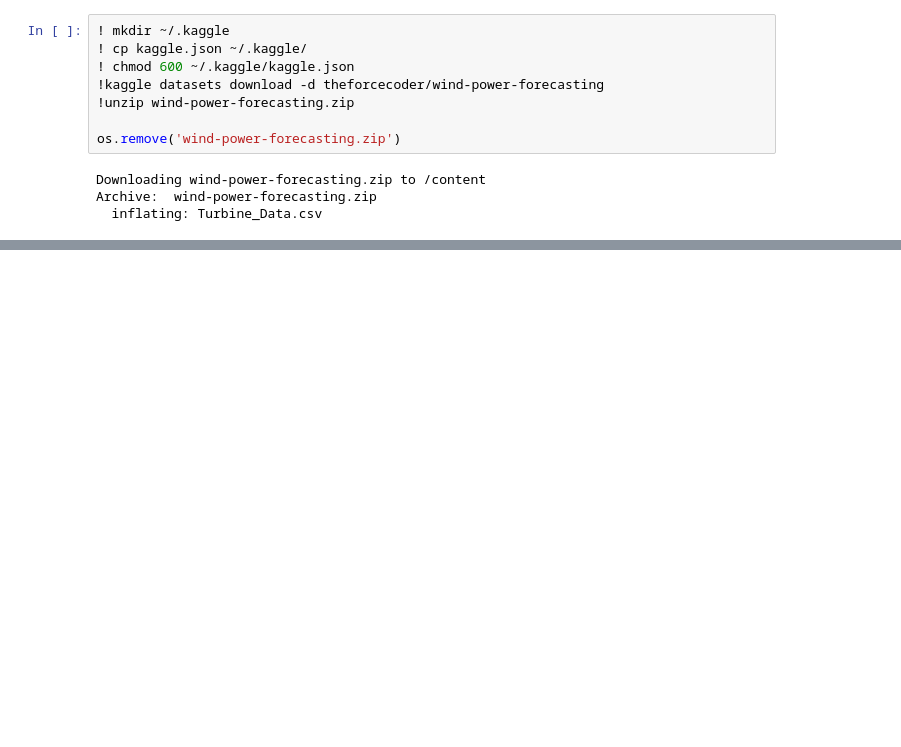
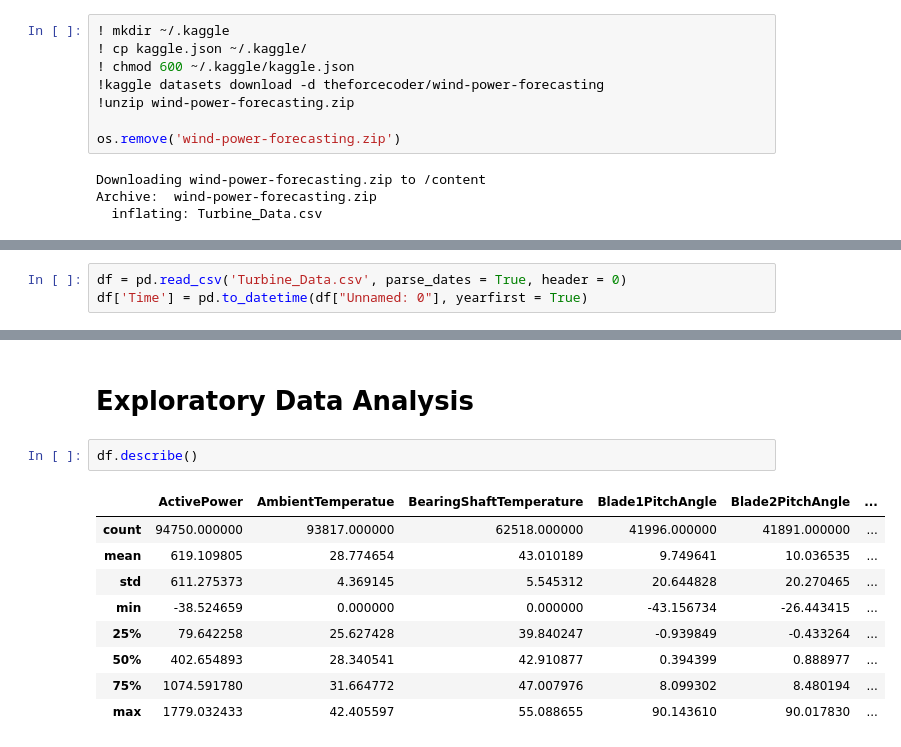
Before and after one commit to neemiasbsilva/case-study-data-science, a Jupyter notebook: wind_power_forecasting/notebooks/wind_power_forecasting.ipynb, the cells around one changed output, grey strips where cells are left out. Saved outputs shown, nothing was run; the diff lists cells and outputs as text; blank space fills up the shorter version.

Commit message:
Wind Power Forecasting - Load, EDA, and Preprocessing

```diff
--- a/wind_power_forecasting/notebooks/wind_power_forecasting.ipynb
+++ b/wind_power_forecasting/notebooks/wind_power_forecasting.ipynb
@@ -32,0 +35,3 @@ Archive:  wind-power-forecasting.zip
+# %%
+df = pd.read_csv('Turbine_Data.csv', parse_dates = True, header = 0)
+df['Time'] = pd.to_datetime(df["Unnamed: 0"], yearfirst = True)
@@ -32,0 +48,14 @@ Archive:  wind-power-forecasting.zip
+# %% [markdown]
+# Exploratory Data Analysis
+# %%
+df.describe()
+# %% [output]
+|  | ActivePower | AmbientTemperatue | BearingShaftTemperature | Blade1PitchAngle | Blade2PitchAngle | ... |
+| count | 94750.000000 | 93817.000000 | 62518.000000 | 41996.000000 | 41891.000000 | ... |
+| mean | 619.109805 | 28.774654 | 43.010189 | 9.749641 | 10.036535 | ... |
+| std | 611.275373 | 4.369145 | 5.545312 | 20.644828 | 20.270465 | ... |
+| min | -38.524659 | 0.000000 | 0.000000 | -43.156734 | -26.443415 | ... |
+| 25% | 79.642258 | 25.627428 | 39.840247 | -0.939849 | -0.433264 | ... |
+| 50% | 402.654893 | 28.340541 | 42.910877 | 0.394399 | 0.888977 | ... |
+| 75% | 1074.591780 | 31.664772 | 47.007976 | 8.099302 | 8.480194 | ... |
+| max | 1779.032433 | 42.405597 | 55.088655 | 90.143610 | 90.017830 | ... |
```
Also changed, not shown: parts of 22 cells of this notebook.
